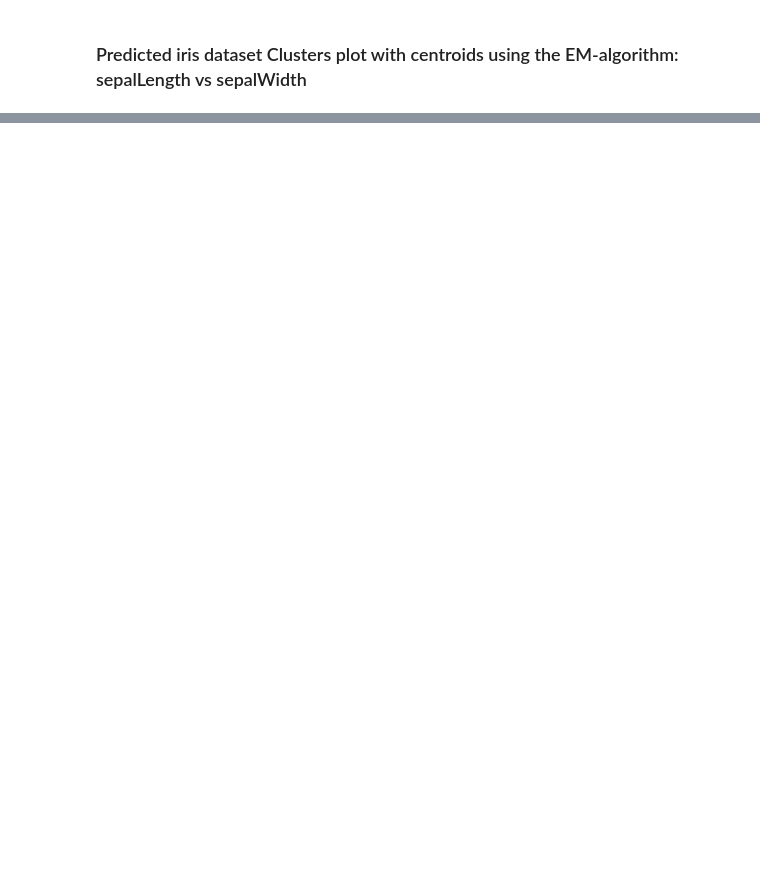
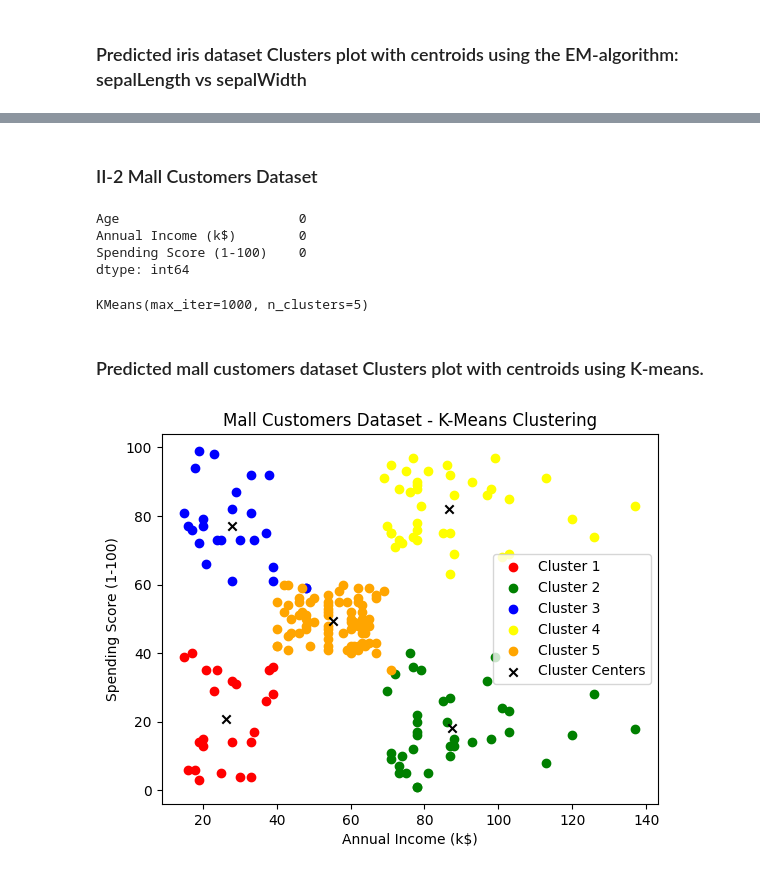
Before and after one commit to Samashi47/EM-algorithm, a Jupyter notebook: Python-implementation/EM.ipynb, the cells around one changed output, grey strips where cells are left out. Saved outputs shown, nothing was run; the diff lists cells and outputs as text; code cells hidden in the pictures; blank space fills up the shorter version.

```diff
--- a/Python-implementation/EM.ipynb
+++ b/Python-implementation/EM.ipynb
@@ -196,0 +196,3 @@ plt.show()
+# %%
+kmeans = KMeans(n_clusters=3,max_iter=1000,tol=1e-4)
+kmeans.fit(iris.data)
@@ -196,0 +203,13 @@ plt.show()
+# %%
+colors = ['red', 'green', 'blue']
+labels = kmeans.labels_
+
+for i in range(3):
+    plt.scatter(iris.data[labels == i, 2], iris.data[labels == i, 3], c=colors[i], label=f'Cluster {i + 1}')
+
+plt.scatter(kmeans.cluster_centers_[:, 2], kmeans.cluster_centers_[:, 3], c='black', marker='x', label='Cluster Centers')
+plt.xlabel('petal Length (cm)')
+plt.ylabel('petal Width (cm)')
+plt.legend()
+plt.title('Iris Dataset - K-Means Clustering')
+plt.show()
@@ -196,0 +218,34 @@ plt.show()
+# %% [markdown]
+### II-2 Mall Customers Dataset
+# %%
+df = pd.read_csv('..\R-implementation\data\Mall_Customers_Clean.csv')
+df = df.iloc[:, 1:]
+mall_data = df.values
+df.isnull().sum()
+# %% [output]
+Age                       0
+Annual Income (k$)        0
+Spending Score (1-100)    0
+dtype: int64
+# %%
+kmeans_mall = KMeans(n_clusters=5,max_iter=1000,tol=1e-4)
+kmeans_mall.fit(mall_data)
+# %% [output]
+KMeans(max_iter=1000, n_clusters=5)
+# %% [markdown]
+### Predicted mall customers dataset Clusters plot with centroids using K-means.
+# %%
+colors = ['red', 'green', 'blue','yellow','orange']
+labels = kmeans_mall.labels_
+
+for i in range(5):
+    plt.scatter(mall_data[labels == i, 1], mall_data[labels == i, 2], c=colors[i], label=f'Cluster {i + 1}')
+
+plt.scatter(kmeans_mall.cluster_centers_[:, 1], kmeans_mall.cluster_centers_[:, 2], c='black', marker='x', label='Cluster Centers')
+plt.xlabel('Annual Income (k$)')
+plt.ylabel('Spending Score (1-100)')
+plt.legend()
+plt.title('Mall Customers Dataset - K-Means Clustering')
+plt.show()
+# %% [output]
+[figure, added]
```
Also changed, not shown: parts of 16 cells of this notebook, 7 other files.
